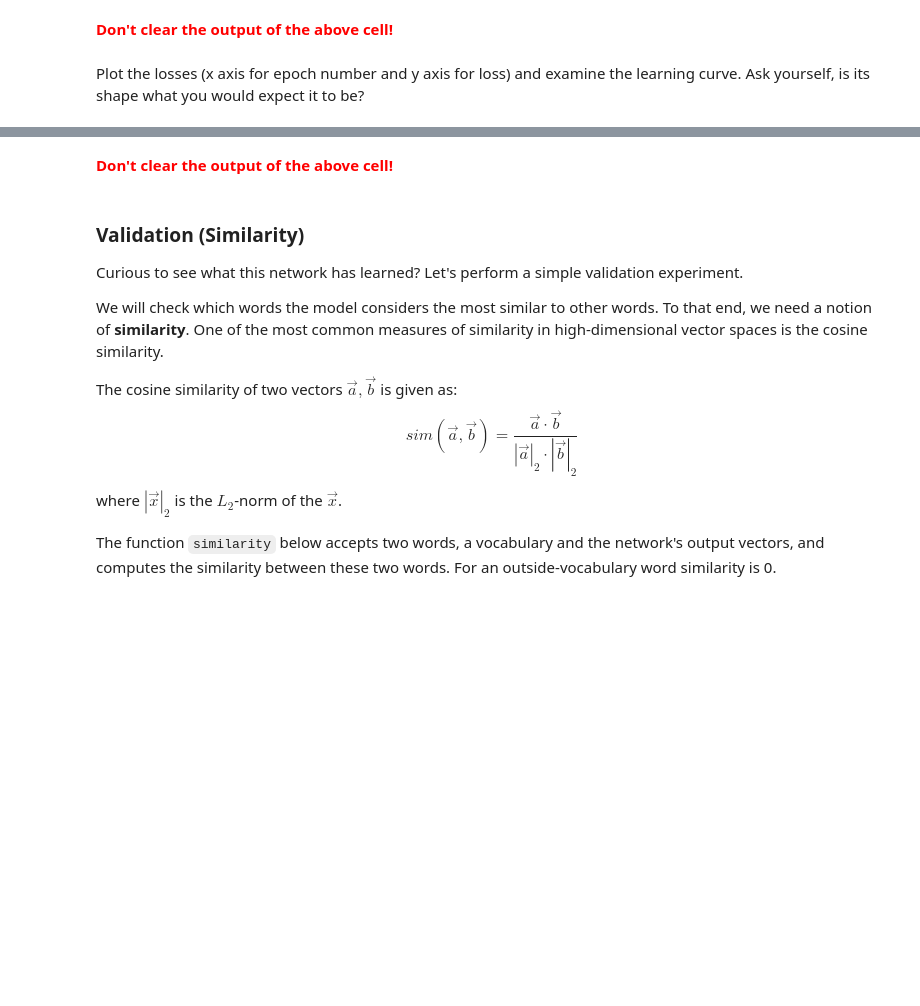
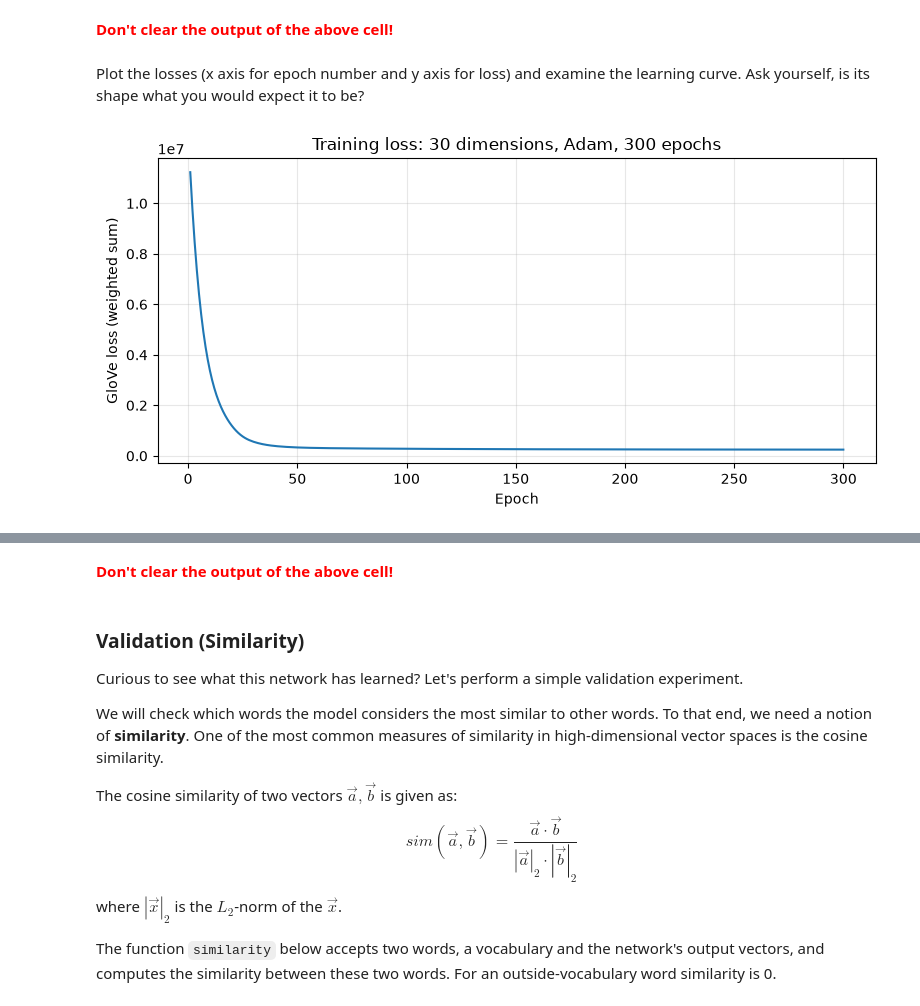
Before and after one commit to ChuangqiLee/uu_mlhvl_nlp_2026, a Jupyter notebook: mlhvl_group_48_assignment_2.ipynb, the cells around one changed output, grey strips where cells are left out. Drawn from its saved outputs; the diff is of its cells as text; code cells hidden in the pictures; blank space fills up the shorter version.

Commit message:
Complete GloVe implementation, training and validation for stages 3-5

```diff
--- a/mlhvl_group_48_assignment_2.ipynb
+++ b/mlhvl_group_48_assignment_2.ipynb
@@ -378,7 +399,8 @@ _Hint_: Note that $f$ is defined pointwise, so our weighting function should als
 # %%
 # @title c3 [1pt]
 def weight_fn(X: FloatTensor, x_max: int, alpha: float) -> FloatTensor:
-    NotImplemented
+    #apply the weighting to the whole tensor, and cap large counts at 1
+    return torch.clamp((X / x_max).pow(alpha), max=1.0)
 # %%
 X_weighted = weight_fn(X1, x_max=100, alpha=3/4)
 # %%
@@ -414,7 +450,10 @@ def loss_fn(
     B_context: FloatTensor,
     X: FloatTensor
 ) -> FloatTensor: # we need a tensor type as an output to be able to do backward propagation with it
-    NotImplemented
+    #matrix multiplication gives a score for every word/context pair
+    predictions = W @ W_context.T + B + B_context.T
+    errors = predictions - torch.log(X) #X is the smoothed, positive matrix X1
+    return (X_weighted * errors.square()).sum()
 # %% [markdown]
 Let's make sure that we are on a right track. For this we calculate the loss function with toy input: matrices are of size $2 \times 2$ while bias vectors of size $2 \times 1$. You can verify the answer manually and with your implementation of `loss_fn`.
 # %%
@@ -491,12 +541,21 @@ Training won't take too long on a CPU. In case you want to use a GPU, make sure
 # @title c6.1 [4pt]
 def train_glove_vectors(voc: Dict[str, int], X_weighted: FloatTensor, X1:FloatTensor,
                         vector_dim: int=30, seed: int=0, lr: float=0.05, num_epochs: int=300):
-    network = NotImplemented
-    opt = NotImplemented
+    #use the same device as the input; the default notebook run uses CPU
+    device = X1.device
+    network = GloVe(voc, vector_dim=vector_dim, device=device, seed=seed)
+    opt = torch.optim.Adam(network.parameters(), lr=lr)
+    X_weighted = X_weighted.to(device)
+    network.train()
 
     losses = [] # collect losses for each epoch here
     for i in range(num_epochs):
-        loss = NotImplemented
-        # print(f"Epoch {i:>3}: training Loss: {loss}")
+        opt.zero_grad() #otherwise gradients accumulate between epochs
+        loss = network(X_weighted, X1)
+        loss.backward()
+        opt.step()
+        losses.append(loss.item()) #store numbers, not the computation graphs
+        print(f"Epoch {i:>3}: training Loss: {loss.item():.6f}")
+    network.eval()
     return losses, network
 # %%
@@ -517,0 +593,19 @@ Plot the losses (x axis for epoch number and y axis for loss) and examine the le
+# %%
+# @title c6.2 [0pt]
+# YOUR CODE HERE
+import matplotlib.pyplot as plt
+
+plt.figure(figsize=(8, 4))
+plt.plot(range(1, len(losses) + 1), losses)
+plt.xlabel("Epoch")
+plt.ylabel("GloVe loss (weighted sum)")
+plt.title("Training loss: 30 dimensions, Adam, 300 epochs")
+plt.grid(alpha=0.3)
+plt.tight_layout()
+plt.show()
+
+#TODO: keep these summary prints for development; retain the required epoch output and plot
+print(f"Initial loss: {losses[0]:.3f}; final loss: {losses[-1]:.3f}")
+print(f"Relative decrease: {100 * (1 - losses[-1] / losses[0]):.2f}%")
+# %% [output]
+[figure, added]
```
Also changed, not shown: parts of 22 cells of this notebook.
